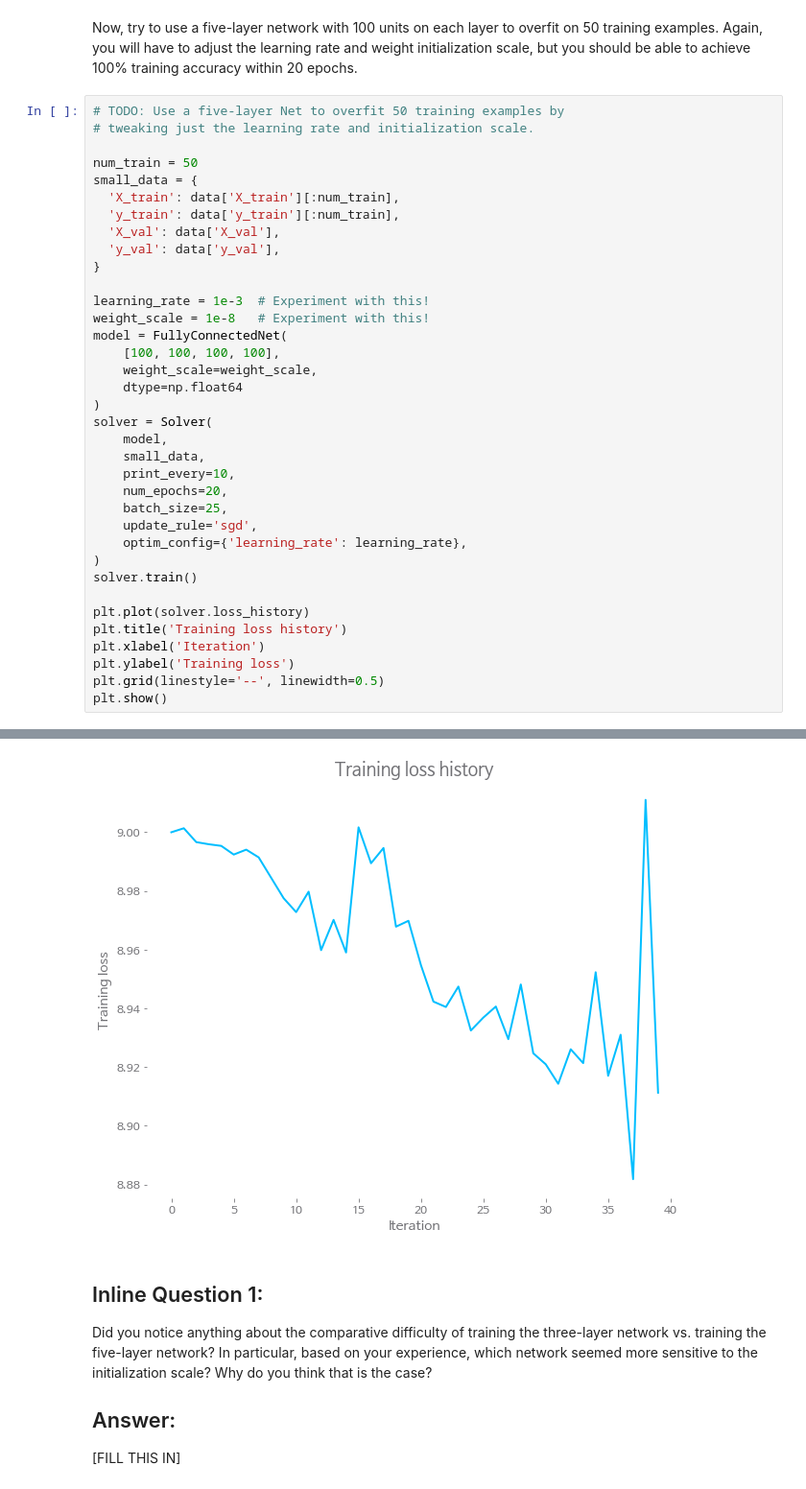
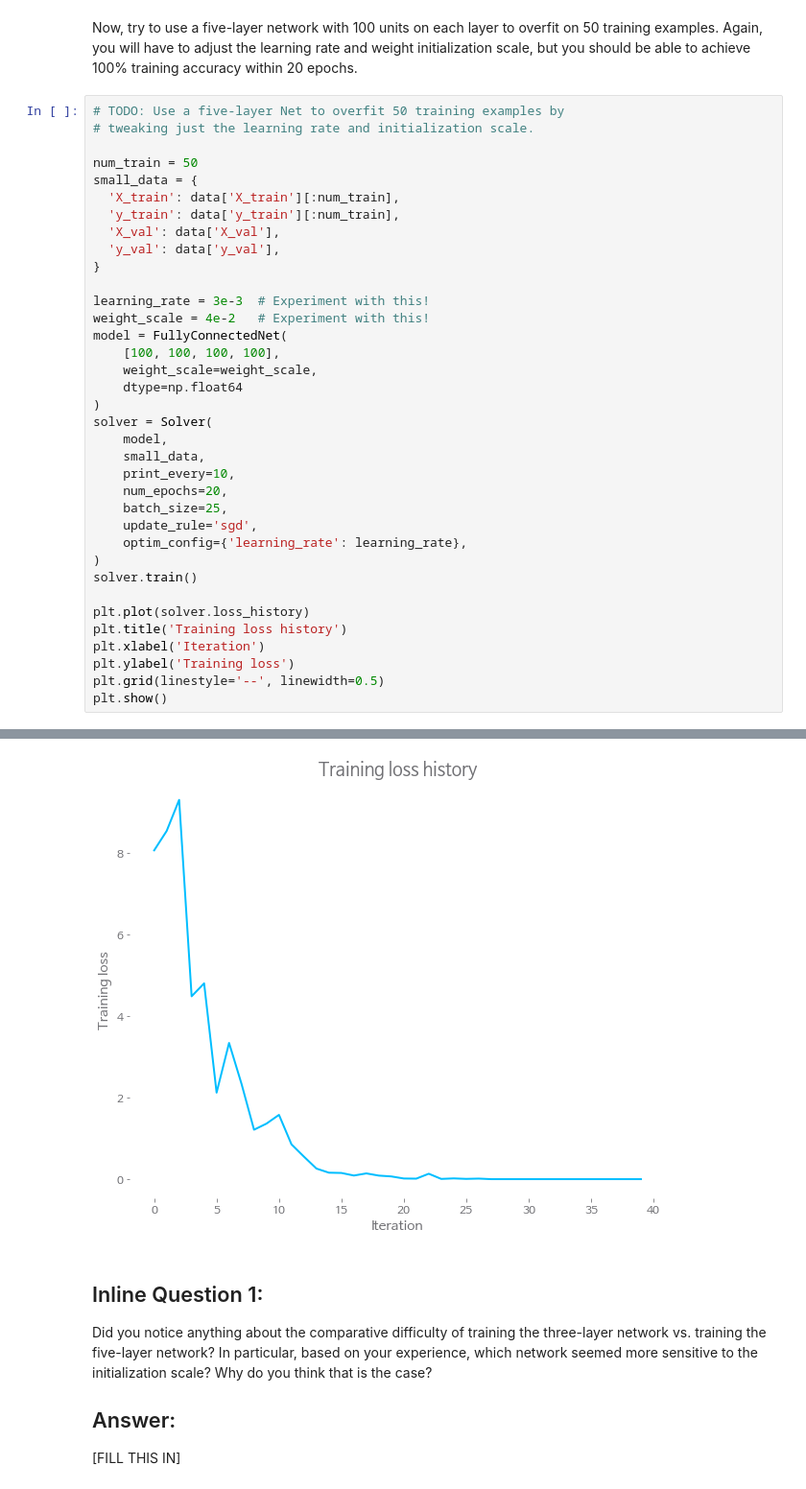
Before and after one commit to gusrhs11/CS231n, a Jupyter notebook: assignment2/FullyConnectedNets.ipynb, the cells around one changed output, grey strips where cells are left out. Shown at 96% size. Saved outputs shown, nothing was run; the diff lists cells and outputs as text.

```diff
--- a/assignment2/FullyConnectedNets.ipynb
+++ b/assignment2/FullyConnectedNets.ipynb
@@ -193,8 +192,8 @@ small_data = {
   'y_val': data['y_val'],
 }
 
-learning_rate = 1e-3  # Experiment with this!
-weight_scale = 1e-8   # Experiment with this!
+learning_rate = 3e-3  # Experiment with this!
+weight_scale = 4e-2   # Experiment with this!
 model = FullyConnectedNet(
     [100, 100, 100, 100],
     weight_scale=weight_scale,
@@ -238,4 +237,4 @@ plt.show()
-[figure, old version]
+[figure, new version]
 # %% [markdown]
 ## Inline Question 1:
 Did you notice anything about the comparative difficulty of training the three-layer network vs. training the five-layer network? In particular, based on your experience, which network seemed more sensitive to the initialization scale? Why do you think that is the case?
```
Also changed, not shown: parts of 5 cells of this notebook.
